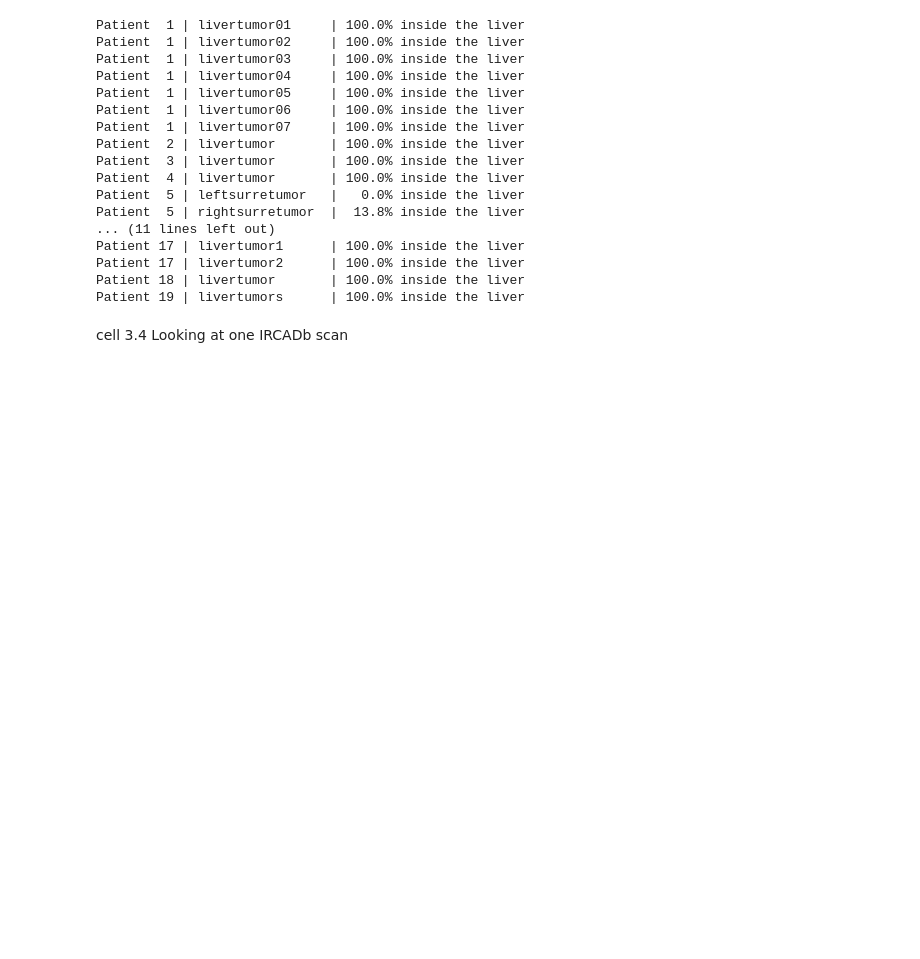
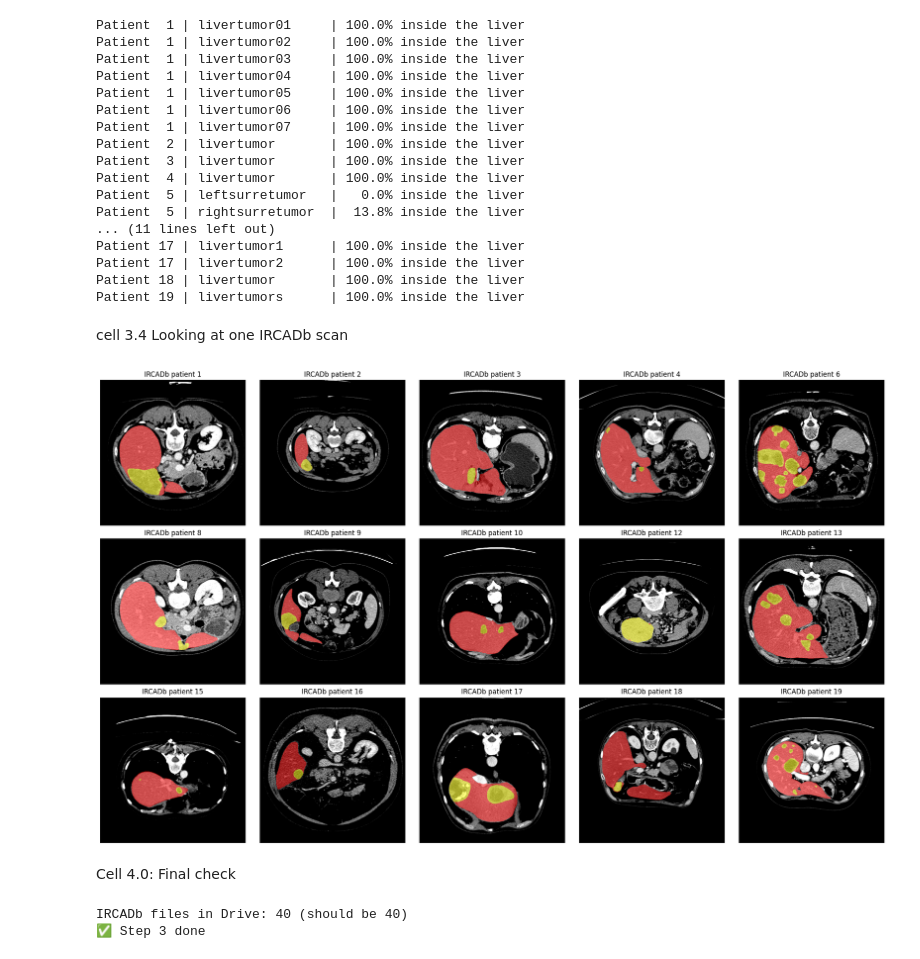
Before and after one commit to azkas268-code/liver-tumor-thesis., a Jupyter notebook: Liver_Tumor_Thesis_ipynb_.ipynb, the cells around one changed output. Saved outputs shown, nothing was run; the diff lists cells and outputs as text; code cells hidden in the pictures; blank space fills up the shorter version.

```diff
--- a/Liver_Tumor_Thesis_ipynb_.ipynb
+++ b/Liver_Tumor_Thesis_ipynb_.ipynb
@@ -796,3 +797,34 @@ Patient 18 | livertumor       | 100.0% inside the liver
 Patient 19 | livertumors      | 100.0% inside the liver
 # %% [markdown]
 cell 3.4 Looking at one IRCADb scan
+# %%
+# Check the conversion for all IRCADb patients with liver tumors (mask must sit on the liver)
+import nibabel as nib, numpy as np, matplotlib.pyplot as plt
+
+OUT = '/content/drive/MyDrive/thesis/raw/IRCADb'
+tumor_pids = [1, 2, 3, 4, 6, 8, 9, 10, 12, 13, 15, 16, 17, 18, 19]
+
+fig, axes = plt.subplots(3, 5, figsize=(20, 12))
+for ax, pid in zip(axes.flat, tumor_pids):
+    ct   = np.asanyarray(nib.load(f'{OUT}/volume-{pid}.nii.gz').dataobj)
+    mask = np.asanyarray(nib.load(f'{OUT}/segmentation-{pid}.nii.gz').dataobj)
+    z = int(np.argmax((mask == 2).sum(axis=(0, 1))))          # slice with most tumor
+    ax.imshow(np.clip(np.rot90(ct[:, :, z]), -45, 205), cmap='gray')
+    m = np.rot90(mask[:, :, z])
+    ax.imshow(np.ma.masked_where(m == 0, m), cmap='autumn', alpha=0.5)
+    ax.set_title(f'IRCADb patient {pid}'); ax.axis('off')
+plt.tight_layout()
+plt.savefig('/content/drive/MyDrive/thesis/results/figures/step3_ircadb_all.png', dpi=120)
+plt.show()
+# %% [output]
+[figure, added]
+# %% [markdown]
+Cell 4.0: Final check
+# %%
+import glob
+files = glob.glob('/content/drive/MyDrive/thesis/raw/IRCADb/*.nii.gz')
+print("IRCADb files in Drive:", len(files), "(should be 40)")
+print("✅ Step 3 done" if len(files) == 40 else "❌ Step 3 is not finished.")
+# %% [output]
+IRCADb files in Drive: 40 (should be 40)
+✅ Step 3 done
```
Also changed, not shown: parts of 6 cells of this notebook.
